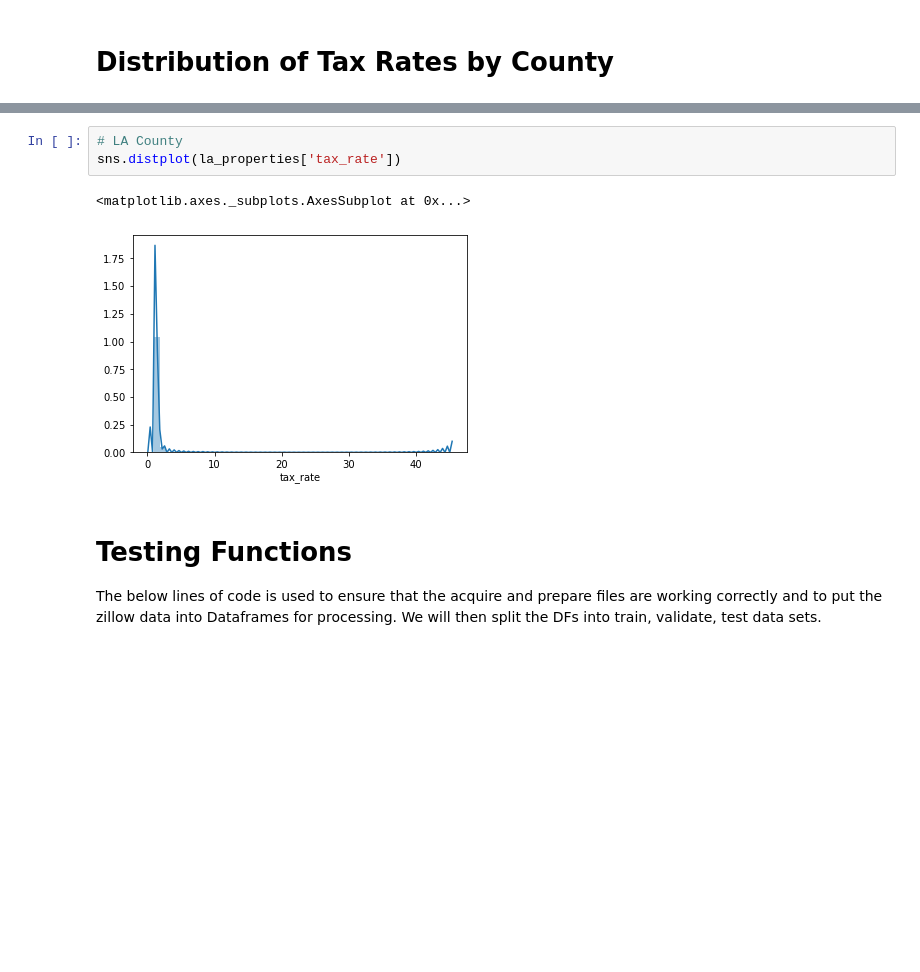
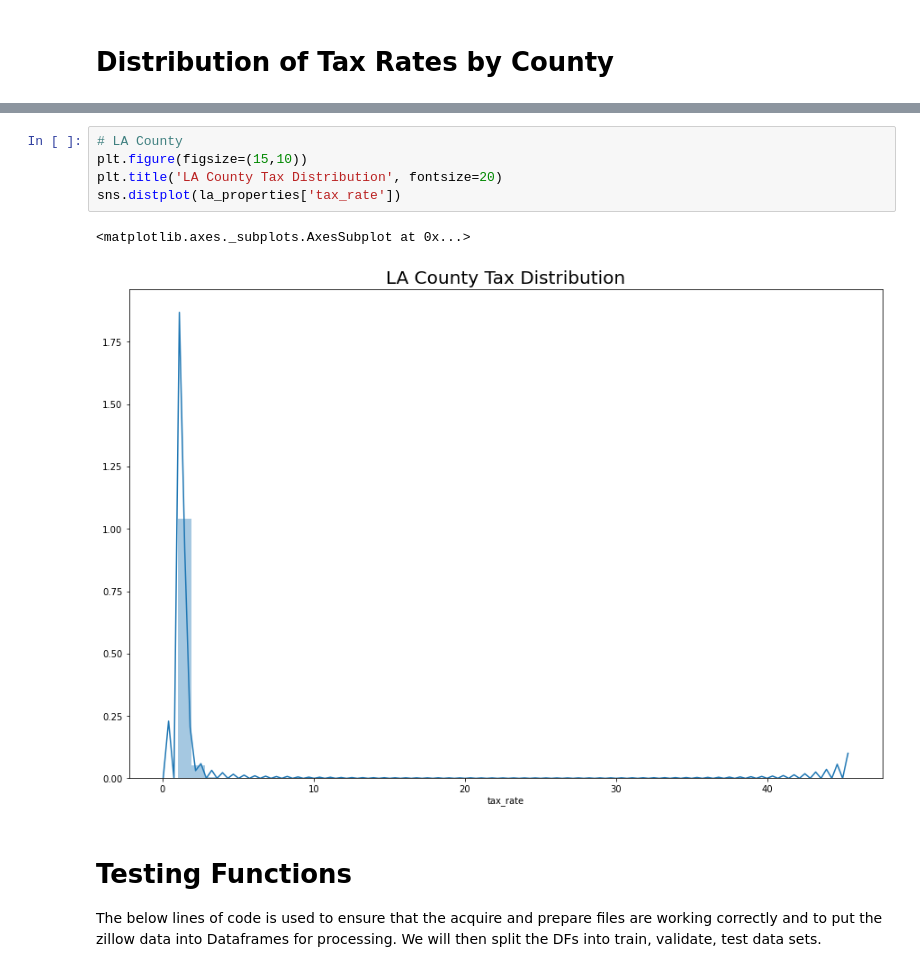
Before and after one commit to Robust-Analytics/zillow-project, a Jupyter notebook: tony_explore.ipynb, the cells around one changed output, grey strips where cells are left out. Drawn from its saved outputs; the diff is of its cells as text; blank space fills up the shorter version.

```diff
--- a/tony_explore.ipynb
+++ b/tony_explore.ipynb
@@ -92,9 +96,11 @@ sns.distplot(vc_properties['tax_rate'])
 # %%
 # LA County
+plt.figure(figsize=(15,10))
+plt.title('LA County Tax Distribution', fontsize=20)
 sns.distplot(la_properties['tax_rate'])
 # %% [output]
 <matplotlib.axes._subplots.AxesSubplot at 0x...>
-[figure, old version]
+[figure, new version]
 # %% [markdown]
 # Testing Functions
 The below lines of code is used to ensure that the acquire and prepare files are working correctly and to put the zillow data into Dataframes for processing. We will then split the DFs into train, validate, test data sets.
```
Also changed, not shown: parts of 2 cells of this notebook.
